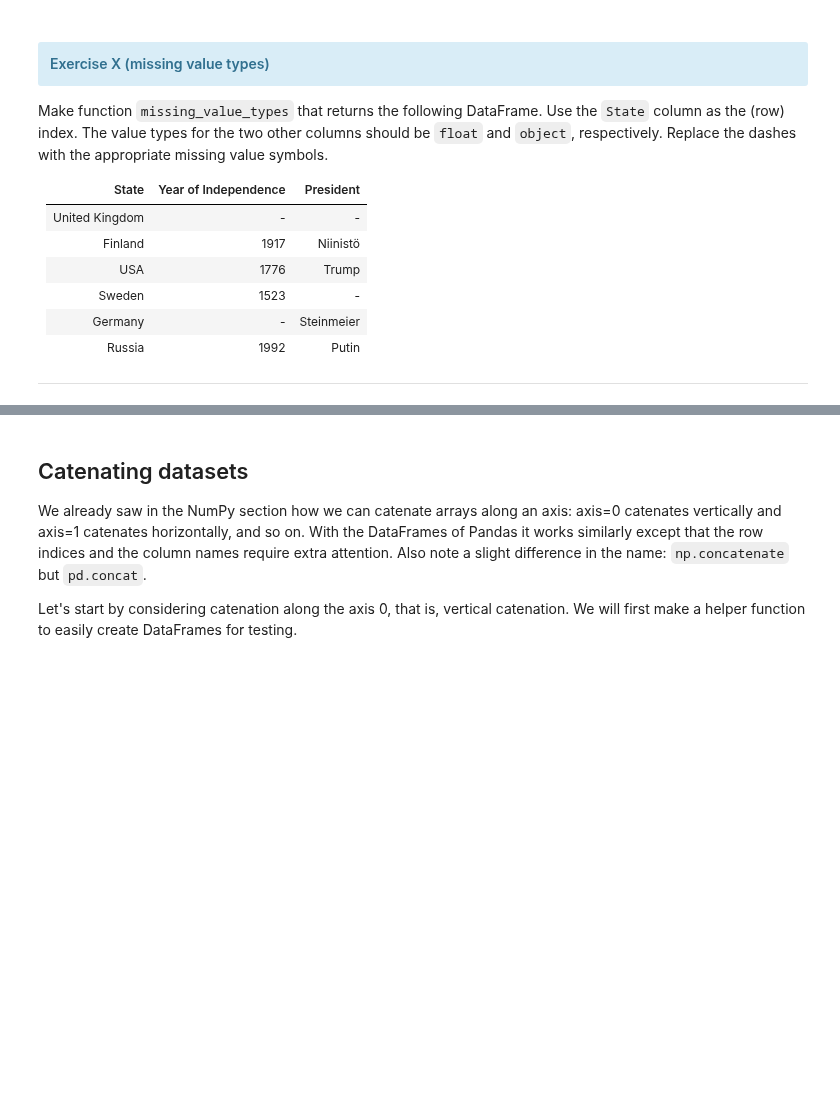
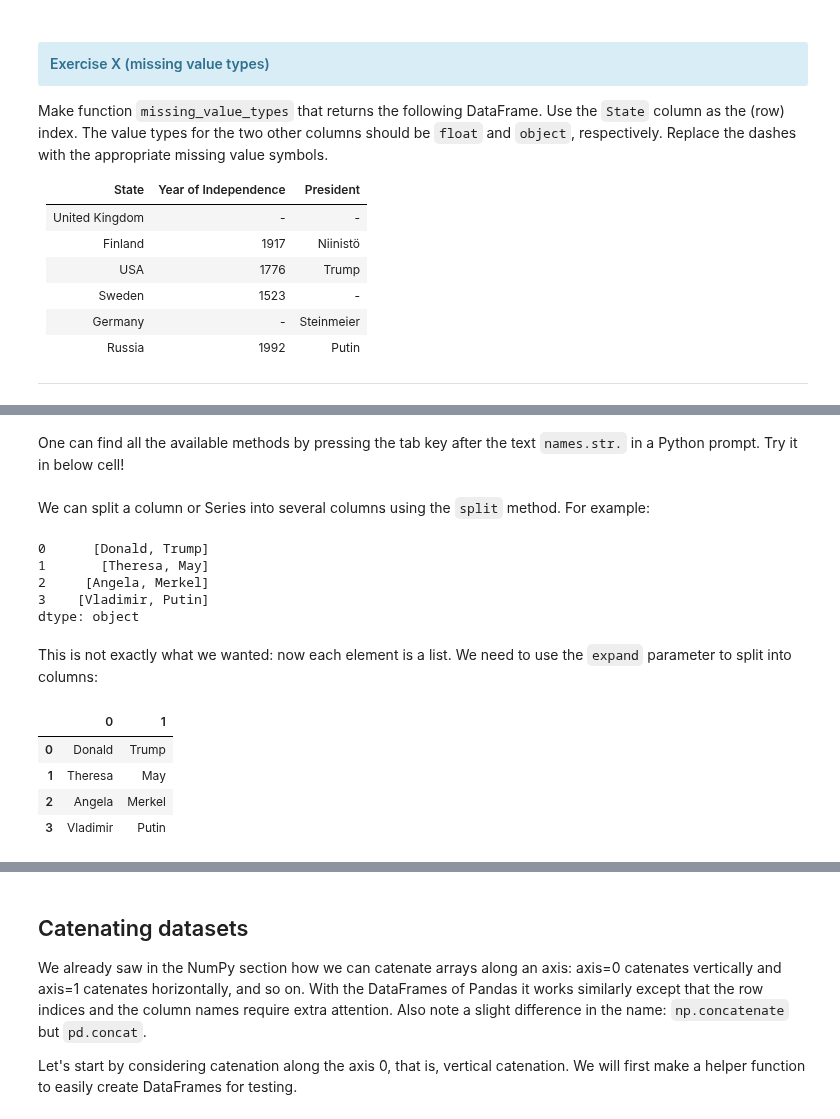
Before and after one commit to jttoivon/data-analysis-with-python-spring-2019, a Jupyter notebook: pandas.ipynb, the cells around one changed output, grey strips where cells are left out. Cells and saved outputs as stored; diff of their text form; code cells hidden in the pictures; blank space fills up the shorter version.

```diff
--- a/pandas.ipynb
+++ b/pandas.ipynb
@@ -688,0 +712,2 @@ Russia | 1992 | Putin
+# %% [markdown]
+One can find all the available methods by pressing the tab key after the text `names.str.` in a Python prompt. Try it in below cell!
@@ -688,0 +716,21 @@ Russia | 1992 | Putin
+# %% [markdown]
+We can split a column or Series into several columns using the `split` method. For example:
+# %%
+full_names = pd.Series(["Donald Trump", "Theresa May", "Angela Merkel", "Vladimir Putin"])
+full_names.str.split()
+# %% [output]
+0      [Donald, Trump]
+1       [Theresa, May]
+2     [Angela, Merkel]
+3    [Vladimir, Putin]
+dtype: object
+# %% [markdown]
+This is not exactly what we wanted: now each element is a list. We need to use the `expand` parameter to split into columns:
+# %%
+full_names.str.split(expand=True)
+# %% [output]
+|  | 0 | 1 |
+| 0 | Donald | Trump |
+| 1 | Theresa | May |
+| 2 | Angela | Merkel |
+| 3 | Vladimir | Putin |
```
Also changed, not shown: parts of 11 cells of this notebook, 2 other files.
